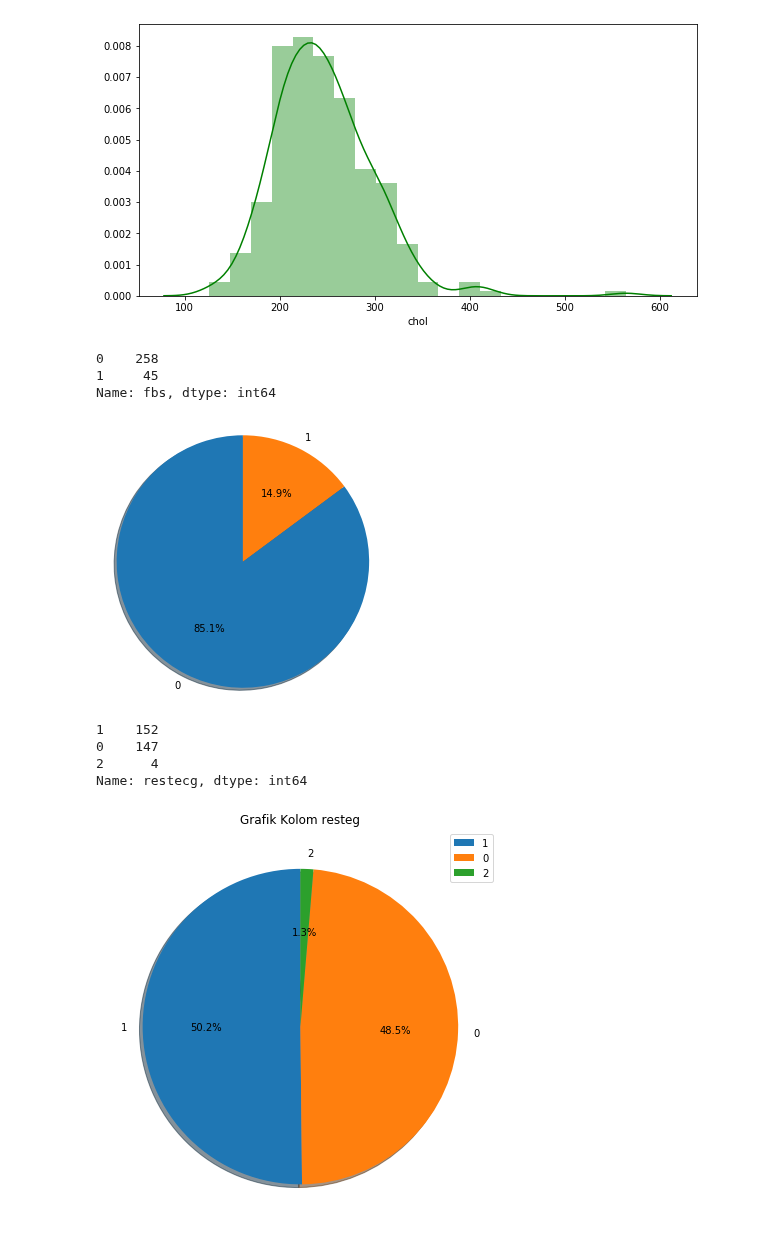
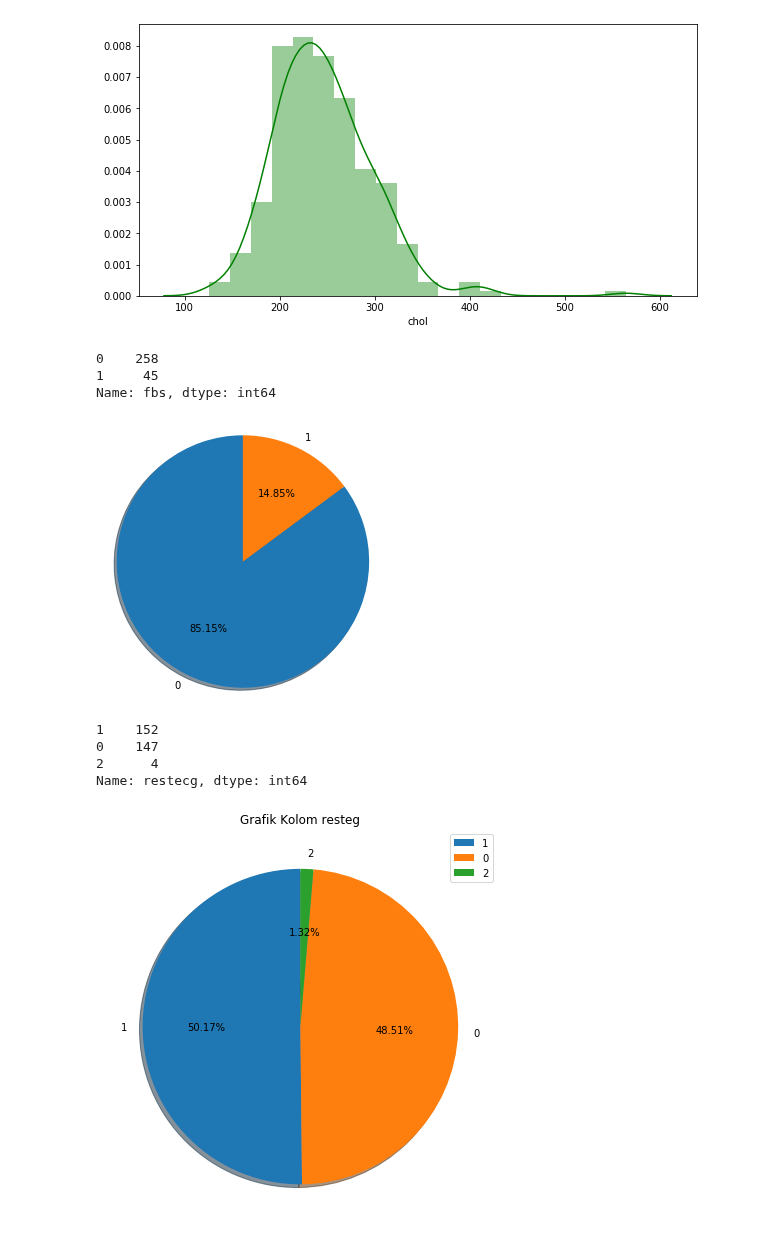
Before and after one commit to rshby/Supervised_Learning, a Jupyter notebook: Heart Disease UCI/Heart Disease - Logistic Regression.ipynb, the cells around one changed output. Drawn from its saved outputs; the diff is of its cells as text; code cells hidden in the pictures.

```diff
--- a/Heart Disease UCI/Heart Disease - Logistic Regression.ipynb
+++ b/Heart Disease UCI/Heart Disease - Logistic Regression.ipynb
@@ -104,20 +104,20 @@ ax = sns.distplot(df["chol"], bins=20, color='g')
 # %%
 # Kolom fbs
 print(df["fbs"].value_counts())
 
 labels = '0', '1'
 sizes = df["fbs"].value_counts()
 
 plt.figure(figsize=(5, 5))
-ax = plt.pie(sizes, labels=labels, autopct='%1.1f%%',shadow=True, startangle=90)
+ax = plt.pie(sizes, labels=labels, autopct='%1.2f%%',shadow=True, startangle=90)
 plt.axis('equal')
 
 plt.show()
 # %% [output]
 0    258
 1     45
 Name: fbs, dtype: int64
-[figure, old version]
+[figure, new version]
 # %%
 # kolom restecg
 print(df["restecg"].value_counts())
@@ -125,7 +125,7 @@ label = ["1", "0", "2"]
 data = df["restecg"].value_counts()
 
 plt.figure(figsize=(6, 6))
-ax = plt.pie(data, labels=label, shadow=True, startangle=90, autopct="%1.1f%%")
+ax = plt.pie(data, labels=label, shadow=True, startangle=90, autopct="%1.2f%%")
 plt.title("Grafik Kolom resteg")
 plt.tight_layout()
 plt.legend()
@@ -136,4 +136,4 @@ plt.show()
 0    147
 2      4
 Name: restecg, dtype: int64
-[figure, old version]
+[figure, new version]
```
